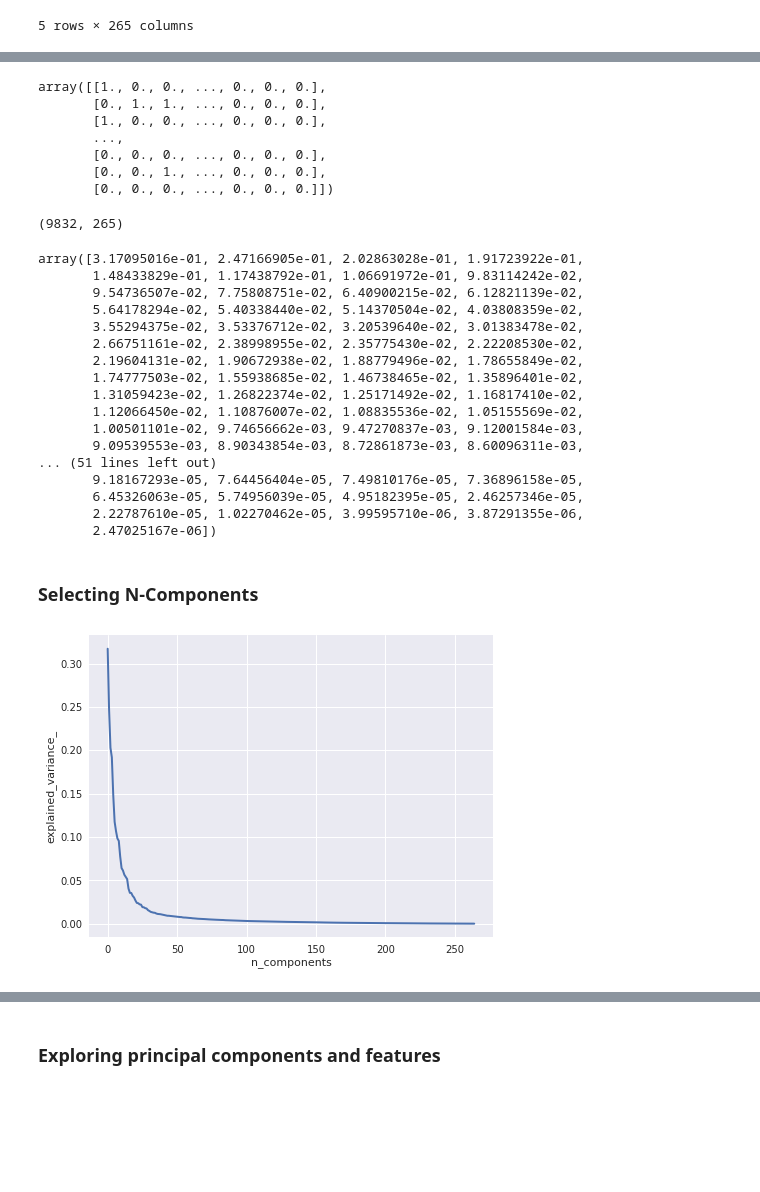
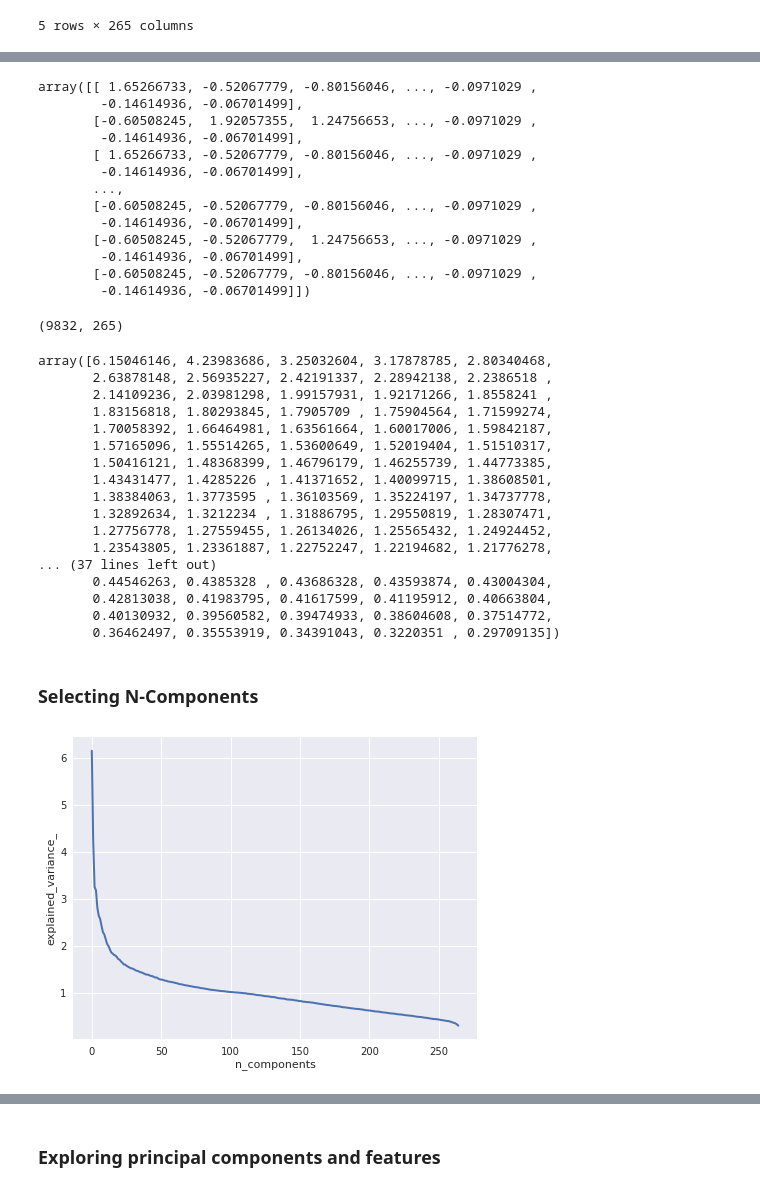
Before and after one commit to sn-ekstrand/content-based-anime-recommender, a Jupyter notebook: PCA_notebook.ipynb, the cells around one changed output, grey strips where cells are left out. Drawn from its saved outputs; the diff is of its cells as text; code cells hidden in the pictures; blank space fills up the shorter version.

Commit message:
compared a standard scaler and robust scaler

```diff
--- a/PCA_notebook.ipynb
+++ b/PCA_notebook.ipynb
@@ -146,14 +148,20 @@ df_w_rank.head()
 # %%
 X = df_w_rank.to_numpy()
 
-scaler = RobustScaler()
-X_scaled = scaler.fit_transform(X)
-X_scaled
+standard_scaler = StandardScaler()
+X_standard_scaled = standard_scaler.fit_transform(X)
+X_standard_scaled
 # %% [output]
-array([[1., 0., 0., ..., 0., 0., 0.],
-       [0., 1., 1., ..., 0., 0., 0.],
-       [1., 0., 0., ..., 0., 0., 0.],
+array([[ 1.65266733, -0.52067779, -0.80156046, ..., -0.0971029 ,
+        -0.14614936, -0.06701499],
+       [-0.60508245,  1.92057355,  1.24756653, ..., -0.0971029 ,
+        -0.14614936, -0.06701499],
+       [ 1.65266733, -0.52067779, -0.80156046, ..., -0.0971029 ,
+        -0.14614936, -0.06701499],
        ...,
-       [0., 0., 0., ..., 0., 0., 0.],
-       [0., 0., 1., ..., 0., 0., 0.],
-       [0., 0., 0., ..., 0., 0., 0.]])
+       [-0.60508245, -0.52067779, -0.80156046, ..., -0.0971029 ,
+        -0.14614936, -0.06701499],
+       [-0.60508245, -0.52067779,  1.24756653, ..., -0.0971029 ,
+        -0.14614936, -0.06701499],
+       [-0.60508245, -0.52067779, -0.80156046, ..., -0.0971029 ,
+        -0.14614936, -0.06701499]])
@@ -163 +168,4 @@ X_pca = pca.fit_transform(X_scaled)
+# %%
+pca_standard_scaled = PCA()
+X_pca_standard = pca_standard_scaled.fit_transform(X_standard_scaled)
 # %%
@@ -165,35 +173,35 @@ X_pca.shape
 # %% [output]
 (9832, 265)
 # %%
-pca.explained_variance_
+pca_standard_scaled.explained_variance_
 # %% [output]
-array([3.17095016e-01, 2.47166905e-01, 2.02863028e-01, 1.91723922e-01,
-       1.48433829e-01, 1.17438792e-01, 1.06691972e-01, 9.83114242e-02,
-       9.54736507e-02, 7.75808751e-02, 6.40900215e-02, 6.12821139e-02,
-       5.64178294e-02, 5.40338440e-02, 5.14370504e-02, 4.03808359e-02,
-       3.55294375e-02, 3.53376712e-02, 3.20539640e-02, 3.01383478e-02,
-       2.66751161e-02, 2.38998955e-02, 2.35775430e-02, 2.22208530e-02,
-       2.19604131e-02, 1.90672938e-02, 1.88779496e-02, 1.78655849e-02,
-       1.74777503e-02, 1.55938685e-02, 1.46738465e-02, 1.35896401e-02,
-       1.31059423e-02, 1.26822374e-02, 1.25171492e-02, 1.16817410e-02,
-       1.12066450e-02, 1.10876007e-02, 1.08835536e-02, 1.05155569e-02,
-       1.00501101e-02, 9.74656662e-03, 9.47270837e-03, 9.12001584e-03,
-       9.09539553e-03, 8.90343854e-03, 8.72861873e-03, 8.60096311e-03,
-... (51 lines left out)
-       9.18167293e-05, 7.64456404e-05, 7.49810176e-05, 7.36896158e-05,
-       6.45326063e-05, 5.74956039e-05, 4.95182395e-05, 2.46257346e-05,
-       2.22787610e-05, 1.02270462e-05, 3.99595710e-06, 3.87291355e-06,
-       2.47025167e-06])
+array([6.15046146, 4.23983686, 3.25032604, 3.17878785, 2.80340468,
+       2.63878148, 2.56935227, 2.42191337, 2.28942138, 2.2386518 ,
+       2.14109236, 2.03981298, 1.99157931, 1.92171266, 1.8558241 ,
+       1.83156818, 1.80293845, 1.7905709 , 1.75904564, 1.71599274,
+       1.70058392, 1.66464981, 1.63561664, 1.60017006, 1.59842187,
+       1.57165096, 1.55514265, 1.53600649, 1.52019404, 1.51510317,
+       1.50416121, 1.48368399, 1.46796179, 1.46255739, 1.44773385,
+       1.43431477, 1.4285226 , 1.41371652, 1.40099715, 1.38608501,
+       1.38384063, 1.3773595 , 1.36103569, 1.35224197, 1.34737778,
+       1.32892634, 1.3212234 , 1.31886795, 1.29550819, 1.28307471,
+       1.27756778, 1.27559455, 1.26134026, 1.25565432, 1.24924452,
+       1.23543805, 1.23361887, 1.22752247, 1.22194682, 1.21776278,
+... (37 lines left out)
+       0.44546263, 0.4385328 , 0.43686328, 0.43593874, 0.43004304,
+       0.42813038, 0.41983795, 0.41617599, 0.41195912, 0.40663804,
+       0.40130932, 0.39560582, 0.39474933, 0.38604608, 0.37514772,
+       0.36462497, 0.35553919, 0.34391043, 0.3220351 , 0.29709135])
 # %% [markdown]
 ### Selecting N-Components
 # %%
 plt.figure(1, figsize=(8, 6))
 plt.clf()
 plt.axes([.2, .2, .7, .7])
-plt.plot(pca.explained_variance_, linewidth=2)
+plt.plot(pca_standard_scaled.explained_variance_, linewidth=2)
 plt.axis('tight')
 plt.xlabel('n_components')
 plt.ylabel('explained_variance_');
 # %% [output]
-[figure, old version]
+[figure, new version]
 # %%
```
Also changed, not shown: parts of 34 cells of this notebook.
